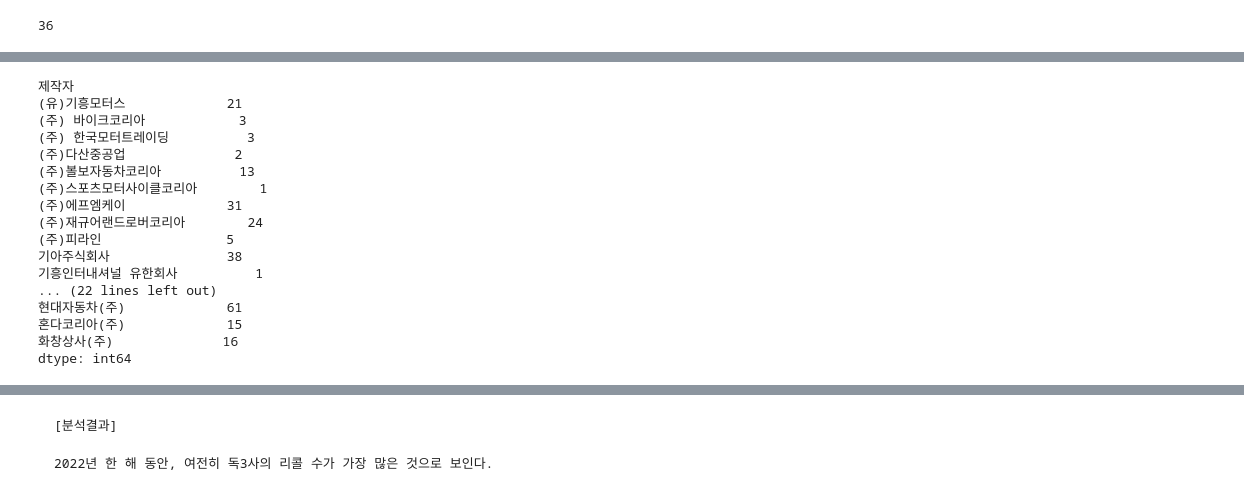
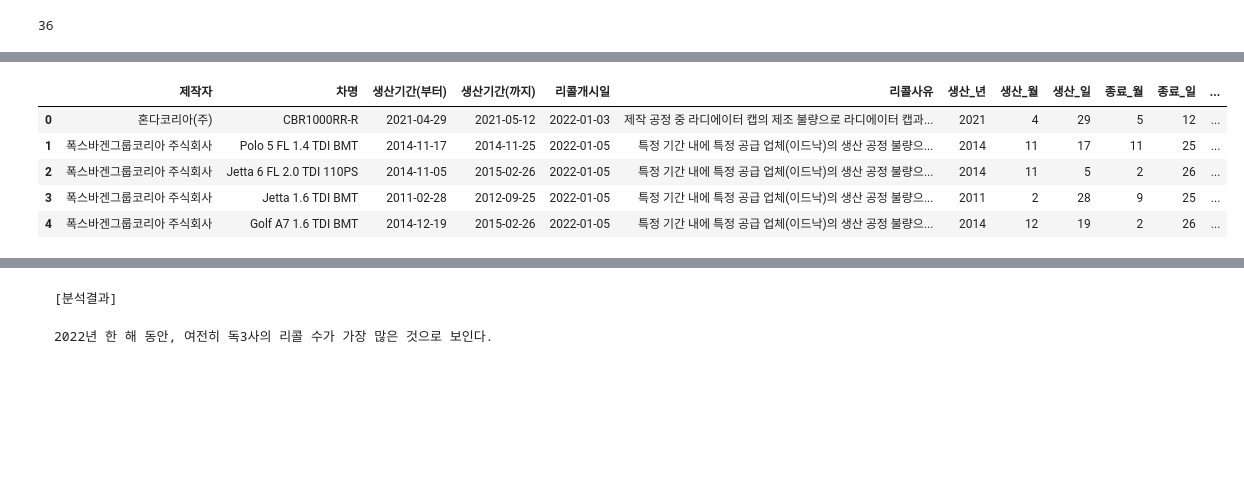
Before and after one commit to jeonggram23/data_study, a Jupyter notebook: 0.데이터분석복습/1.자동차리콜데이터분석/1.자동차리콜데이터분석_matplotlib_2022 v.0.ipynb, the cells around one changed output, grey strips where cells are left out. Cells and saved outputs as stored; diff of their text form; code cells hidden in the pictures; blank space fills up the shorter version.

```diff
--- a/0.데이터분석복습/1.자동차리콜데이터분석/1.자동차리콜데이터분석_matplotlib_2022.ipynb
+++ b/0.데이터분석복습/1.자동차리콜데이터분석/1.자동차리콜데이터분석_matplotlib_2022 v.0.ipynb
@@ -341,26 +328,16 @@ df['제작자'].value_counts()
 한신특장                  1
 (주)스포츠모터사이클코리아        1
 Name: count, dtype: int64
-# %%
-df.groupby('제작자').size()
-# %% [output]
-제작자
-(유)기흥모터스             21
-(주) 바이크코리아            3
-(주) 한국모터트레이딩          3
-(주)다산중공업              2
-(주)볼보자동차코리아          13
-(주)스포츠모터사이클코리아        1
-(주)에프엠케이             31
-(주)재규어랜드로버코리아        24
-(주)피라인                5
-기아주식회사               38
-기흥인터내셔널 유한회사          1
-... (22 lines left out)
-현대자동차(주)             61
-혼다코리아(주)             15
-화창상사(주)              16
-dtype: int64
+# %%
+df.groupby('생산_년')
+df.head()
+# %% [output]
+|  | 제작자 | 차명 | 생산기간(부터) | 생산기간(까지) | 리콜개시일 | 리콜사유 | 생산_년 | 생산_월 | 생산_일 | 종료_월 | 종료_일 | ... |
+| 0 | 혼다코리아(주) | CBR1000RR-R | 2021-04-29 | 2021-05-12 | 2022-01-03 | 제작 공정 중 라디에이터 캡의 제조 불량으로 라디에이터 캡과... | 2021 | 4 | 29 | 5 | 12 | ... |
+| 1 | 폭스바겐그룹코리아 주식회사 | Polo 5 FL 1.4 TDI BMT | 2014-11-17 | 2014-11-25 | 2022-01-05 | 특정 기간 내에 특정 공급 업체(이드낙)의 생산 공정 불량으... | 2014 | 11 | 17 | 11 | 25 | ... |
+| 2 | 폭스바겐그룹코리아 주식회사 | Jetta 6 FL 2.0 TDI 110PS | 2014-11-05 | 2015-02-26 | 2022-01-05 | 특정 기간 내에 특정 공급 업체(이드낙)의 생산 공정 불량으... | 2014 | 11 | 5 | 2 | 26 | ... |
+| 3 | 폭스바겐그룹코리아 주식회사 | Jetta 1.6 TDI BMT | 2011-02-28 | 2012-09-25 | 2022-01-05 | 특정 기간 내에 특정 공급 업체(이드낙)의 생산 공정 불량으... | 2011 | 2 | 28 | 9 | 25 | ... |
+| 4 | 폭스바겐그룹코리아 주식회사 | Golf A7 1.6 TDI BMT | 2014-12-19 | 2015-02-26 | 2022-01-05 | 특정 기간 내에 특정 공급 업체(이드낙)의 생산 공정 불량으... | 2014 | 12 | 19 | 2 | 26 | ... |
 # %%
 tmp = df.groupby('제작자').size().sort_values(ascending=False).to_frame('count')
 tmp.head()
```
Also changed, not shown: parts of 12 cells of this notebook, 1 other file.
